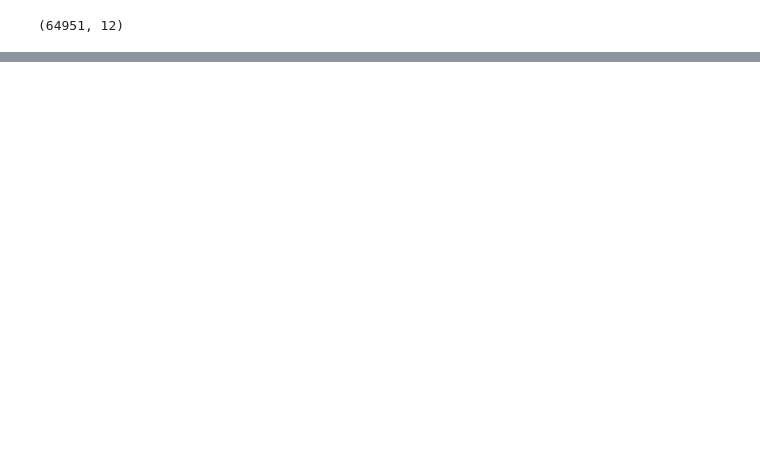
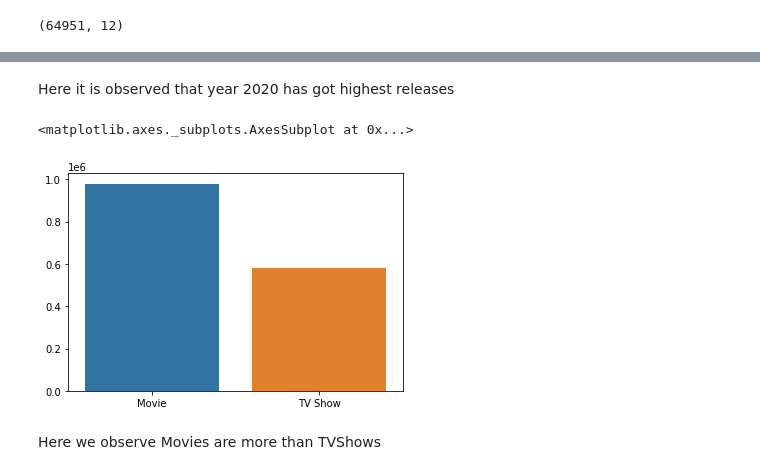
Before and after one commit to kavithachitriki/SCALER_PRACTICE, a Jupyter notebook: Netflix_Scaler.ipynb, the cells around one changed output, grey strips where cells are left out. Saved outputs shown, nothing was run; the diff lists cells and outputs as text; code cells hidden in the pictures; blank space fills up the shorter version.

```diff
--- a/Netflix_Scaler.ipynb
+++ b/Netflix_Scaler.ipynb
@@ -202,0 +294,11 @@ Name: rating, dtype: int64
+# %% [markdown]
+Here it is observed that year 2020 has got highest releases
+# %%
+#Univariate Analysis
+x, y = np.unique(df["type"], return_counts=True)
+sns.barplot(x,y)
+# %% [output]
+<matplotlib.axes._subplots.AxesSubplot at 0x...>
+[figure, added]
+# %% [markdown]
+Here we observe Movies are more than TVShows
```
Also changed, not shown: parts of 21 cells of this notebook.
